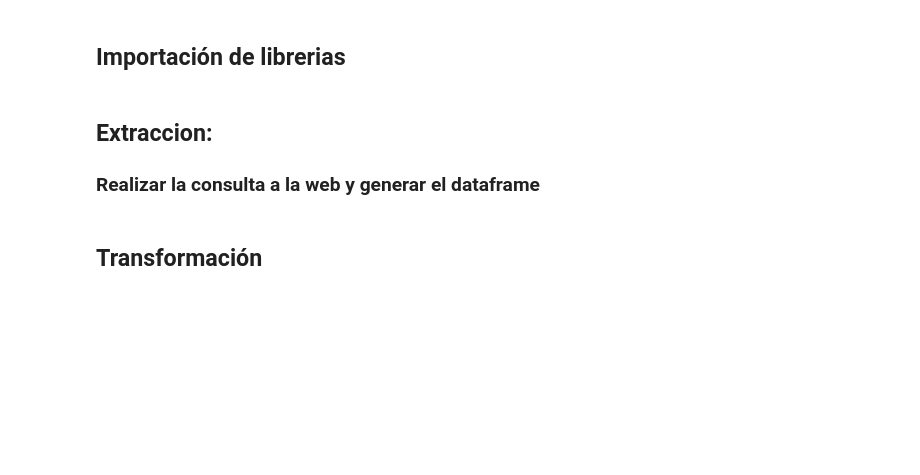
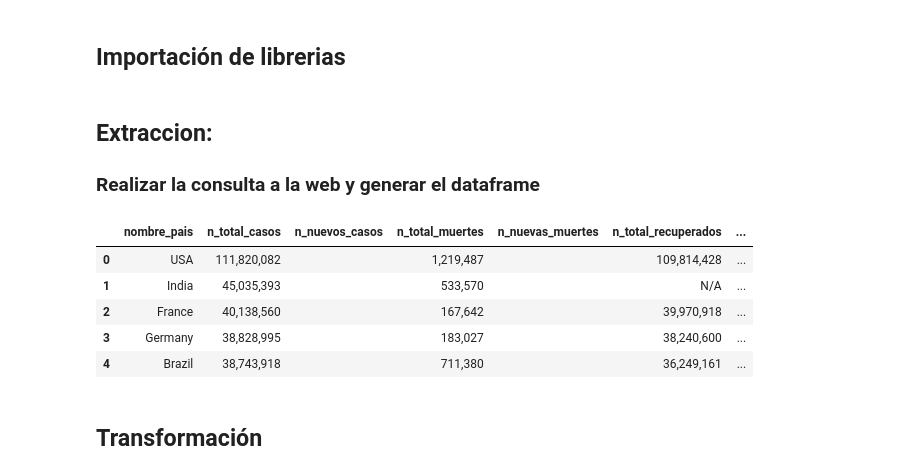
Before and after one commit to dolivera95/web-scraping-coronavirus-world, a Jupyter notebook: web_scraping_coronavirus_today.ipynb, the cells around one changed output. Saved outputs shown, nothing was run; the diff lists cells and outputs as text; code cells hidden in the pictures; blank space fills up the shorter version.

Commit message:
modified extraction, transformation, load information to powerbi

```diff
--- a/web_scraping_coronavirus_today.ipynb
+++ b/web_scraping_coronavirus_today.ipynb
@@ -134,5 +134,16 @@ list_tr_html = list_tr_html[8:]
 list_tr_html = list_tr_html[:-1]
 # %%
 # Construimos el dataframe de acuerdo a las funciones mencionadas.
-df_paises = construir_dataframe()
+df_paises_extraer = construir_dataframe()
+# %%
+df_paises_extraer['extract_datetime'] = datetime.now()
+# %%
+df_paises_extraer.head()
+# %% [output]
+|  | nombre_pais | n_total_casos | n_nuevos_casos | n_total_muertes | n_nuevas_muertes | n_total_recuperados | ... |
+| 0 | USA | 111,820,082 |  | 1,219,487 |  | 109,814,428 | ... |
+| 1 | India | 45,035,393 |  | 533,570 |  | N/A | ... |
+| 2 | France | 40,138,560 |  | 167,642 |  | 39,970,918 | ... |
+| 3 | Germany | 38,828,995 |  | 183,027 |  | 38,240,600 | ... |
+| 4 | Brazil | 38,743,918 |  | 711,380 |  | 36,249,161 | ... |
 # %%
```
Also changed, not shown: parts of 25 cells of this notebook, 3 other files.
